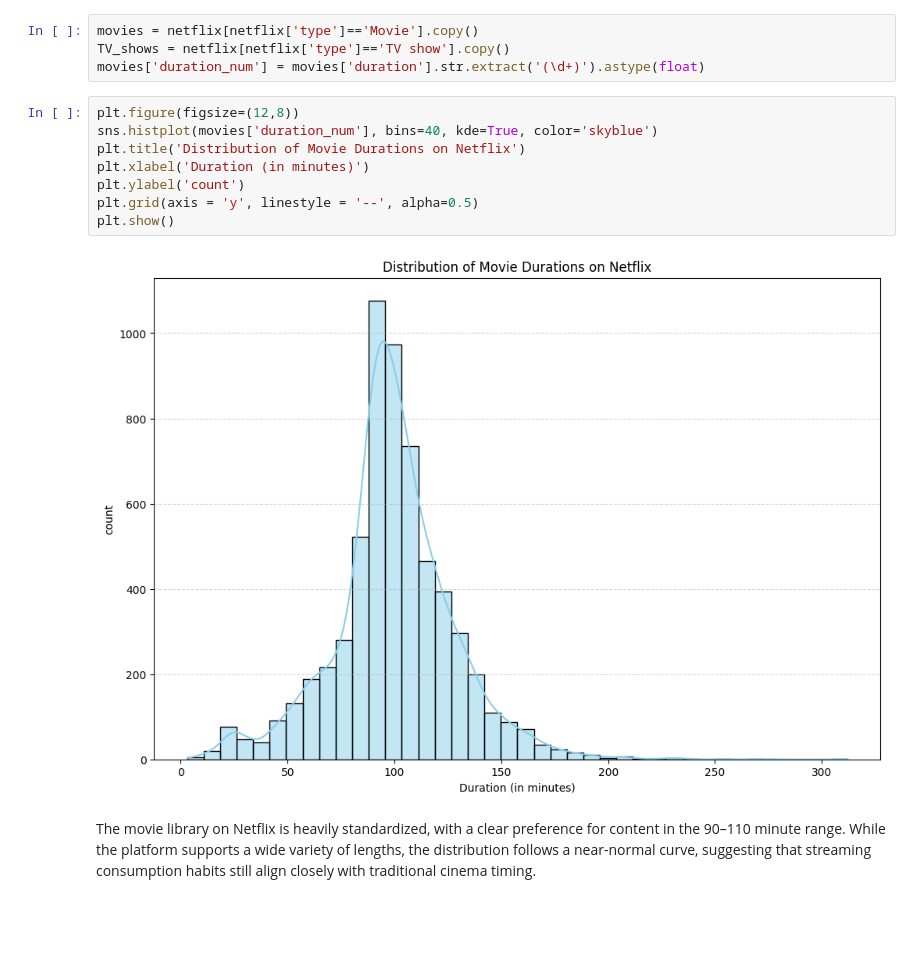
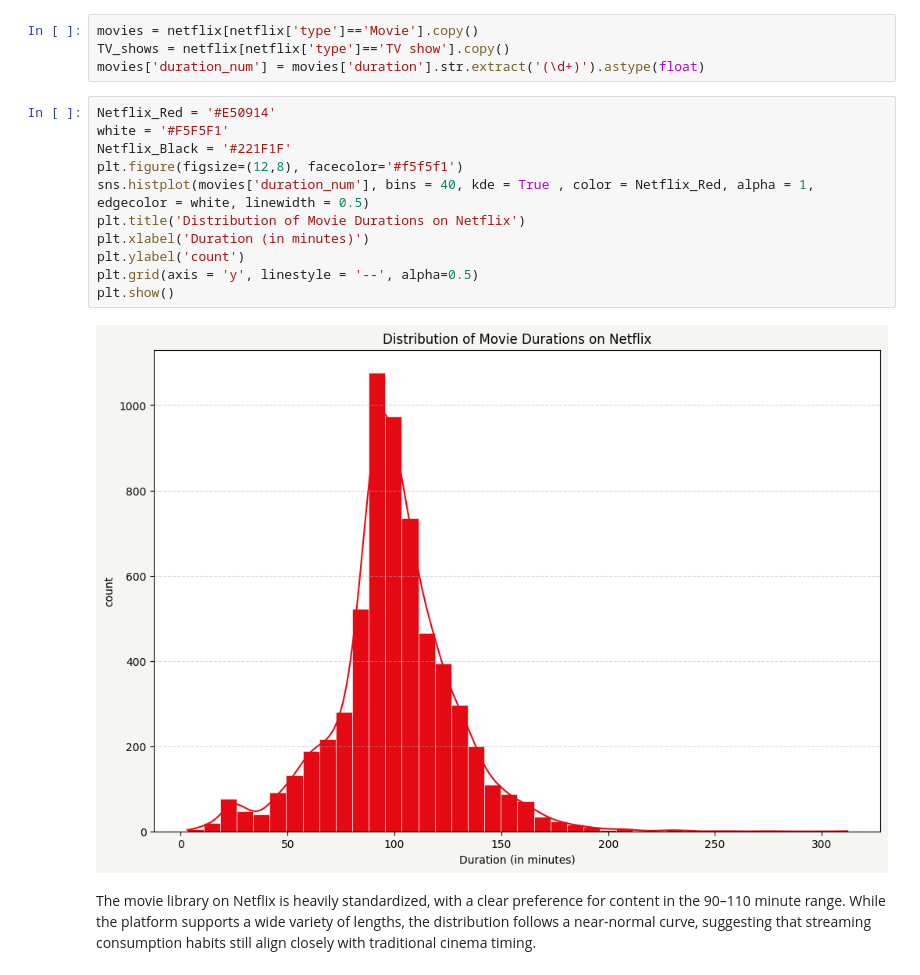
Before and after one commit to RichaGaharwar/Exploratory-Data-Analysis-Netflix-, a Jupyter notebook: Netflix_EDA.ipynb, the cells around one changed output. Saved outputs shown, nothing was run; the diff lists cells and outputs as text; blank space fills up the shorter version.

```diff
--- a/Netflix_EDA.ipynb
+++ b/Netflix_EDA.ipynb
@@ -490,15 +490,18 @@ movies = netflix[netflix['type']=='Movie'].copy()
 TV_shows = netflix[netflix['type']=='TV show'].copy()
 movies['duration_num'] = movies['duration'].str.extract('(\d+)').astype(float)
 # %%
-plt.figure(figsize=(12,8))
-sns.histplot(movies['duration_num'], bins=40, kde=True, color='skyblue')
+Netflix_Red = '#E50914'
+white = '#F5F5F1'
+Netflix_Black = '#221F1F'
+plt.figure(figsize=(12,8), facecolor='#f5f5f1')
+sns.histplot(movies['duration_num'], bins = 40, kde = True , color = Netflix_Red, alpha = 1, edgecolor = white, linewidth = 0.5)
 plt.title('Distribution of Movie Durations on Netflix')
 plt.xlabel('Duration (in minutes)')
 plt.ylabel('count')
 plt.grid(axis = 'y', linestyle = '--', alpha=0.5)
 plt.show()
 # %% [output]
-[figure, old version]
+[figure, new version]
 # %% [markdown]
 The movie library on Netflix is heavily standardized, with a clear preference for content in the 90–110 minute range. While the platform supports a wide variety of lengths, the distribution follows a near-normal curve, suggesting that streaming consumption habits still align closely with traditional cinema timing.
 # %%
```
Also changed, not shown: parts of 2 cells of this notebook.
